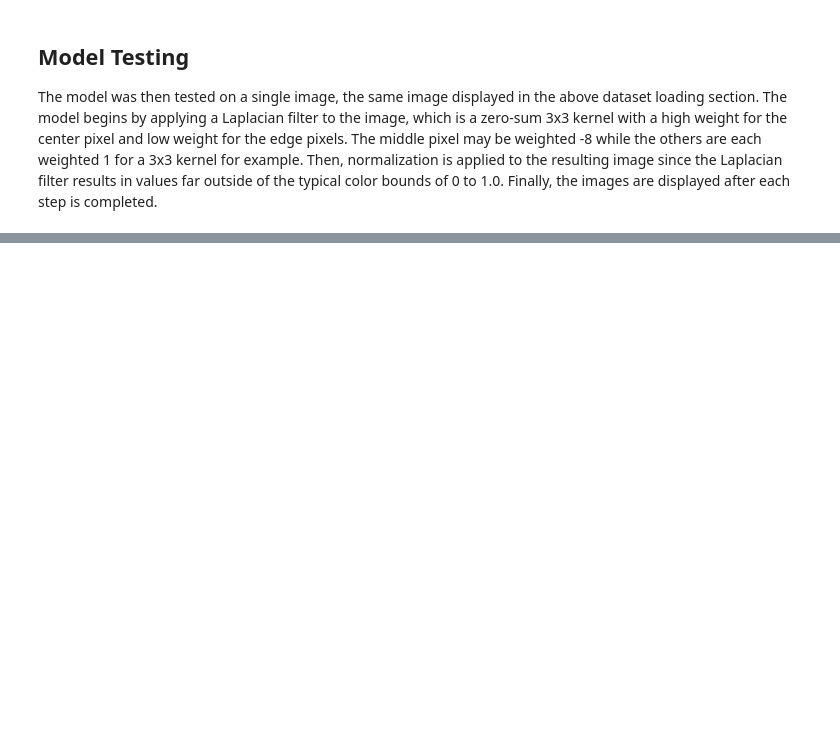
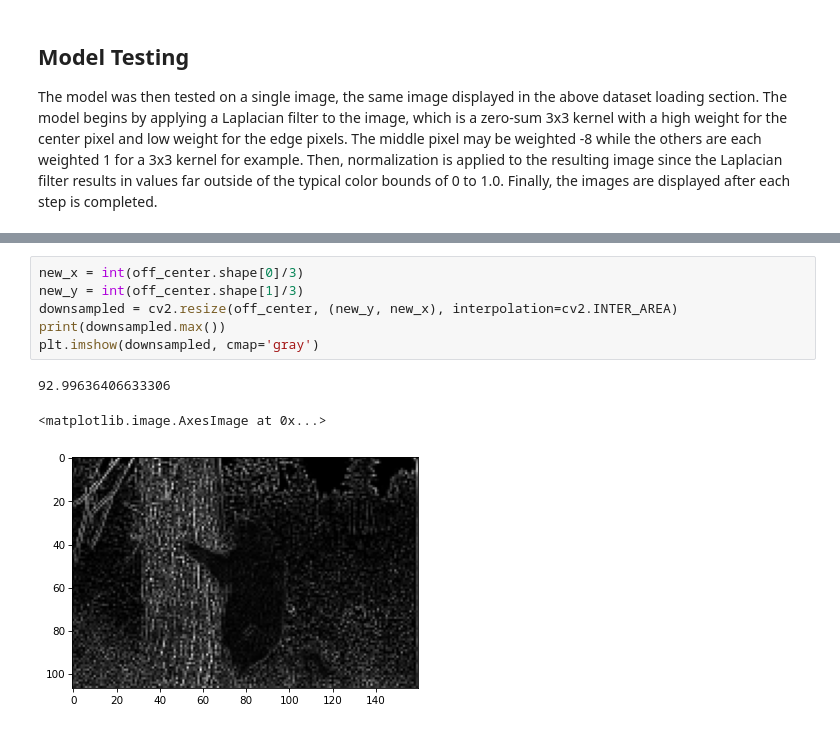
Before and after one commit to gradybos/bipolar-cell-simulation, a Jupyter notebook: display.ipynb, the cells around one changed output, grey strips where cells are left out. Cells and saved outputs as stored; diff of their text form; blank space fills up the shorter version.

```diff
--- a/display.ipynb
+++ b/display.ipynb
@@ -73,0 +91,10 @@ ax[1][1].axis('off')
+# %%
+new_x = int(off_center.shape[0]/3)
+new_y = int(off_center.shape[1]/3)
+downsampled = cv2.resize(off_center, (new_y, new_x), interpolation=cv2.INTER_AREA)
+print(downsampled.max())
+plt.imshow(downsampled, cmap='gray')
+# %% [output]
+92.99636406633306
+<matplotlib.image.AxesImage at 0x...>
+[figure, added]
```
Also changed, not shown: parts of 4 cells of this notebook, 2 other files.
